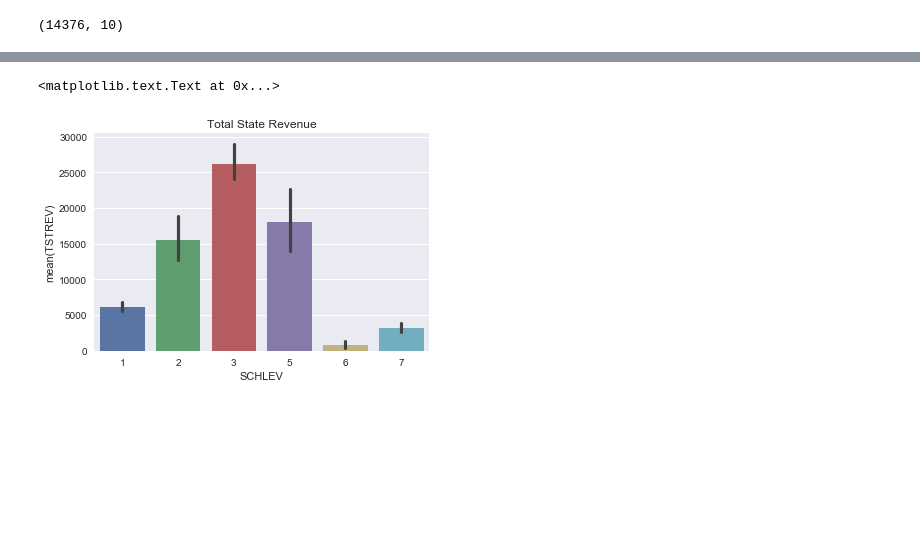
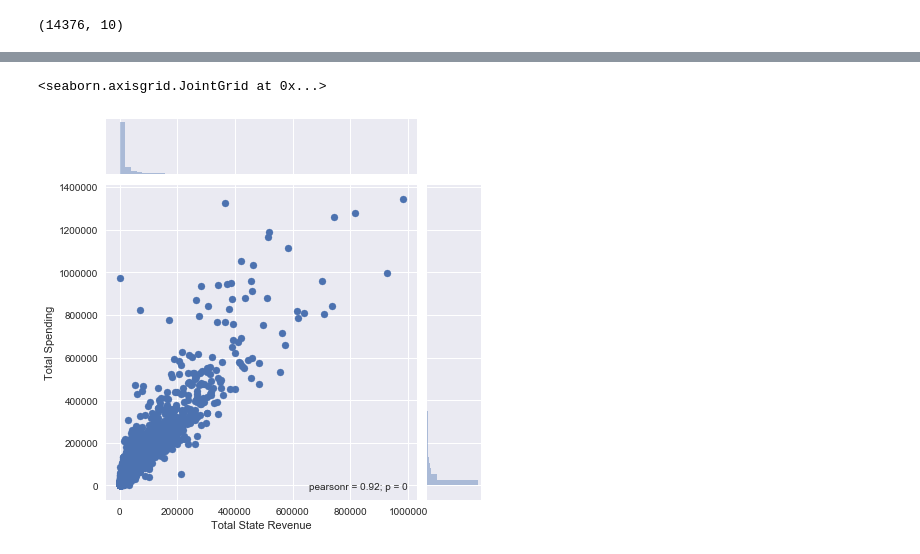
Before and after one commit to sophi-li/DSD_Project1, a Jupyter notebook: P1_School.ipynb, the cells around one changed output, grey strips where cells are left out. Saved outputs shown, nothing was run; the diff lists cells and outputs as text; code cells hidden in the pictures; blank space fills up the shorter version.

```diff
--- a/P1_School.ipynb
+++ b/P1_School.ipynb
@@ -30,7 +33,8 @@ Index(['STATE', 'IDCENSUS', 'NAME', 'CONUM', 'CSA', 'CBSA', 'SCHLEV', 'NCESID',
        'W61'],
       dtype='object', length=141)
 # %%
-clean_df = df[['NAME', 'IDCENSUS', 'CSA', 'SCHLEV', 'TOTALREV', 'TFEDREV', 'TSTREV', 'TLOCREV', 'TCURINST', 'TCURSSVC']]
+clean_df = df[['NAME', 'IDCENSUS', 'CSA', 'SCHLEV', 'TOTALREV', 'TFEDREV', 'TSTREV', 'TLOCREV',
+               'TCURINST', 'TCURSSVC', 'T06', 'TCURELSC']]
 # %%
 #clean_df.columns = ['ID_Census', "Name", 'ANSI_Code', 'Consolidated Statistical Area1']
 # %%
@@ -88,0 +133,2 @@ FED = sns.barplot(clean_df.SCHLEV, clean_df.TFEDREV).set_title('Total Fed Revenu
+# %%
+clean_df2 = clean_df[clean_df['TOTALREV'] < 1500000]
@@ -89,5 +159,5 @@ FED = sns.barplot(clean_df.SCHLEV, clean_df.TFEDREV).set_title('Total Fed Revenu
 # %%
-sns.barplot(clean_df.SCHLEV, clean_df.TSTREV).set_title('Total State Revenue')
+sns.jointplot(clean_df2.TSTREV, clean_df2.TCURELSC).set_axis_labels("Total State Revenue", "Total Spending")
 # %% [output]
-<matplotlib.text.Text at 0x...>
+<seaborn.axisgrid.JointGrid at 0x...>
-[figure, old version]
+[figure, new version]
```
Also changed, not shown: parts of 40 cells of this notebook.
